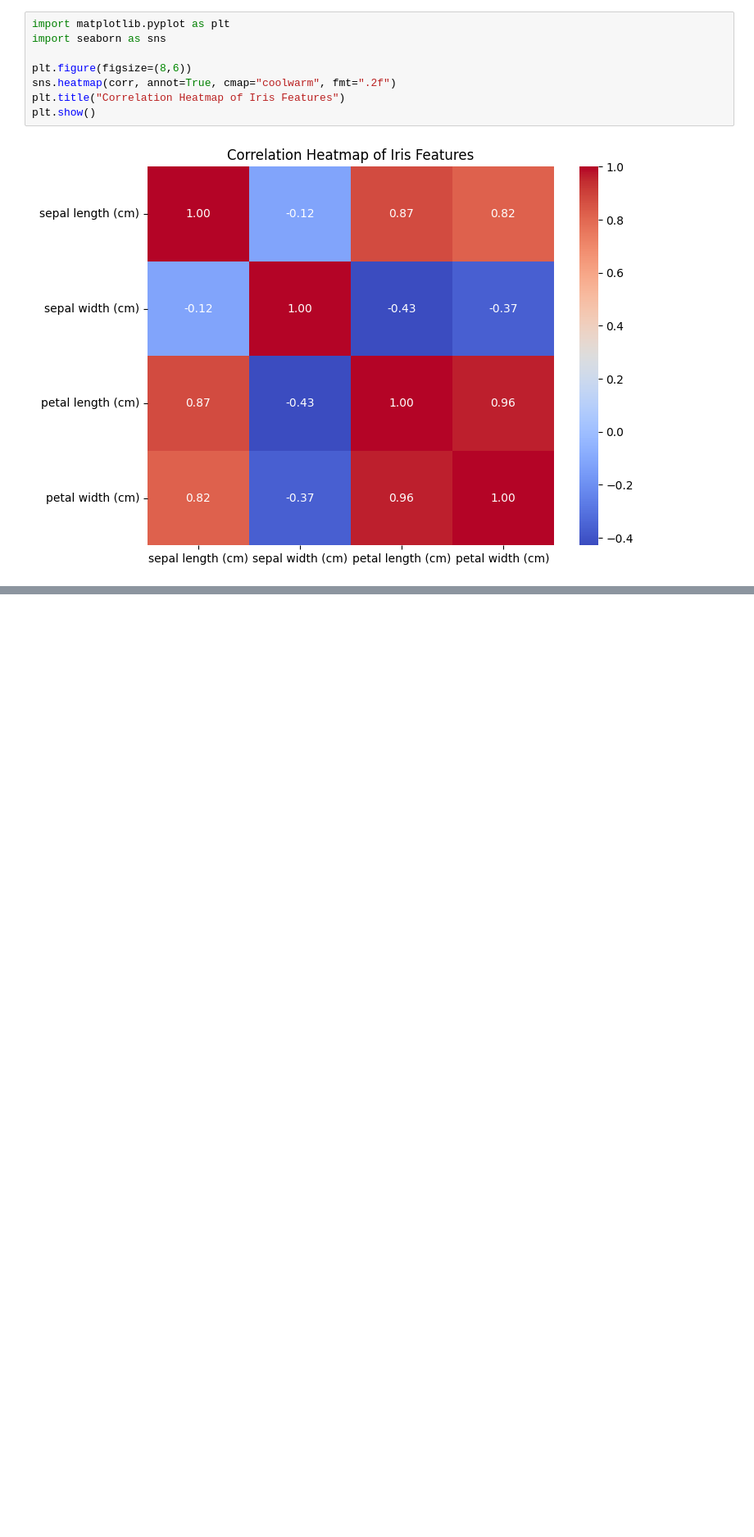
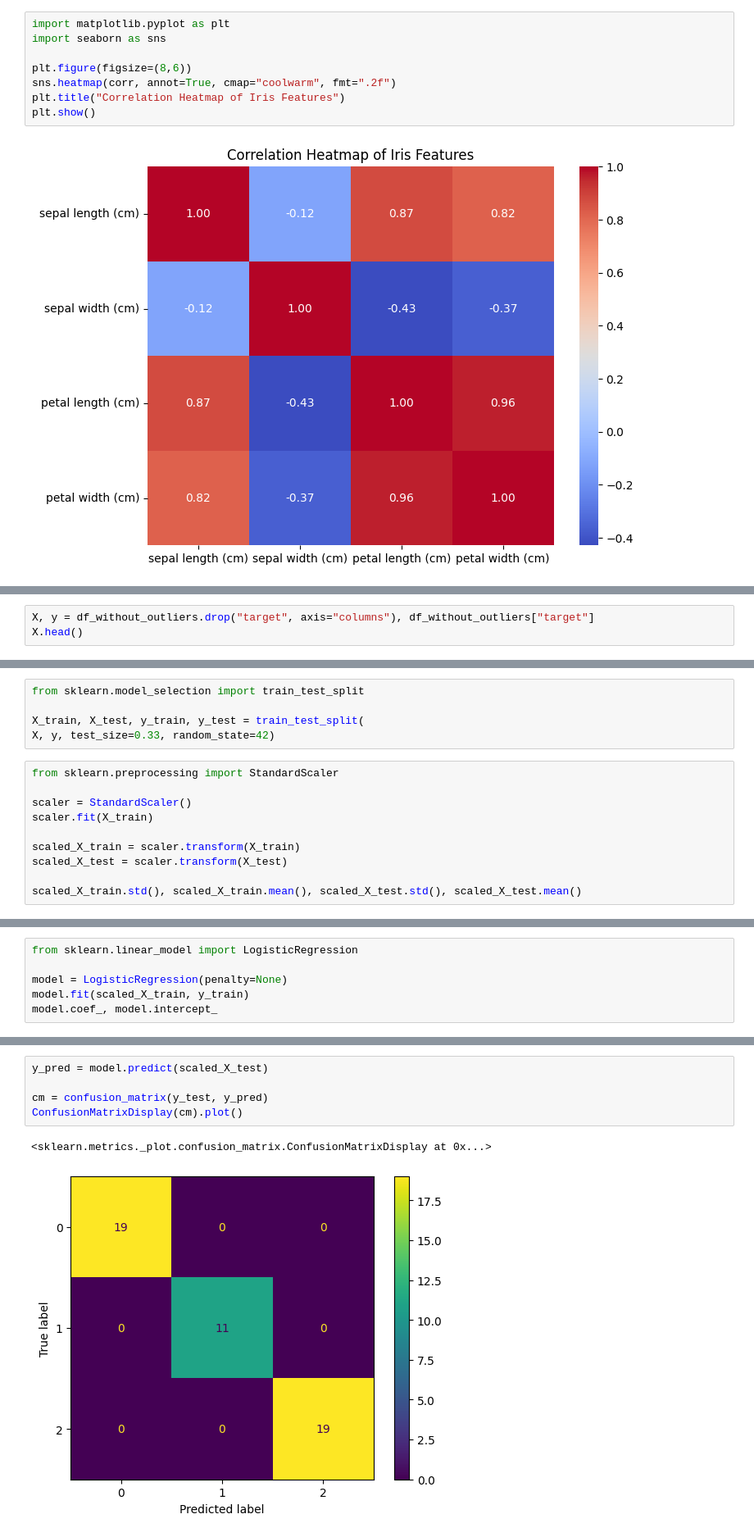
Before and after one commit to glennart8/ai_engineering_henrik_pilback, a Jupyter notebook: Exercises/exercise_2_Iris_dataset.ipynb, the cells around one changed output, grey strips where cells are left out. Shown at 82% size. Saved outputs shown, nothing was run; the diff lists cells and outputs as text; blank space fills up the shorter version.

```diff
--- a/Exercises/exercise_2_Iris_dataset.ipynb
+++ b/Exercises/exercise_2_Iris_dataset.ipynb
@@ -213,0 +277,3 @@ plt.show()
+# %%
+X, y = df_without_outliers.drop("target", axis="columns"), df_without_outliers["target"]
+X.head()
@@ -213,0 +296,15 @@ plt.show()
+# %%
+from sklearn.model_selection import train_test_split
+
+X_train, X_test, y_train, y_test = train_test_split(
+X, y, test_size=0.33, random_state=42)
+# %%
+from sklearn.preprocessing import StandardScaler
+
+scaler = StandardScaler()
+scaler.fit(X_train)
+
+scaled_X_train = scaler.transform(X_train)
+scaled_X_test = scaler.transform(X_test)
+
+scaled_X_train.std(), scaled_X_train.mean(), scaled_X_test.std(), scaled_X_test.mean()
@@ -213,0 +318,6 @@ plt.show()
+# %%
+from sklearn.linear_model import LogisticRegression
+
+model = LogisticRegression(penalty=None)
+model.fit(scaled_X_train, y_train)
+model.coef_, model.intercept_
@@ -213,0 +429,8 @@ plt.show()
+# %%
+y_pred = model.predict(scaled_X_test)
+
+cm = confusion_matrix(y_test, y_pred)
+ConfusionMatrixDisplay(cm).plot()
+# %% [output]
+<sklearn.metrics._plot.confusion_matrix.ConfusionMatrixDisplay at 0x...>
+[figure, added]
```
Also changed, not shown: parts of 27 cells of this notebook, 7 other files.
